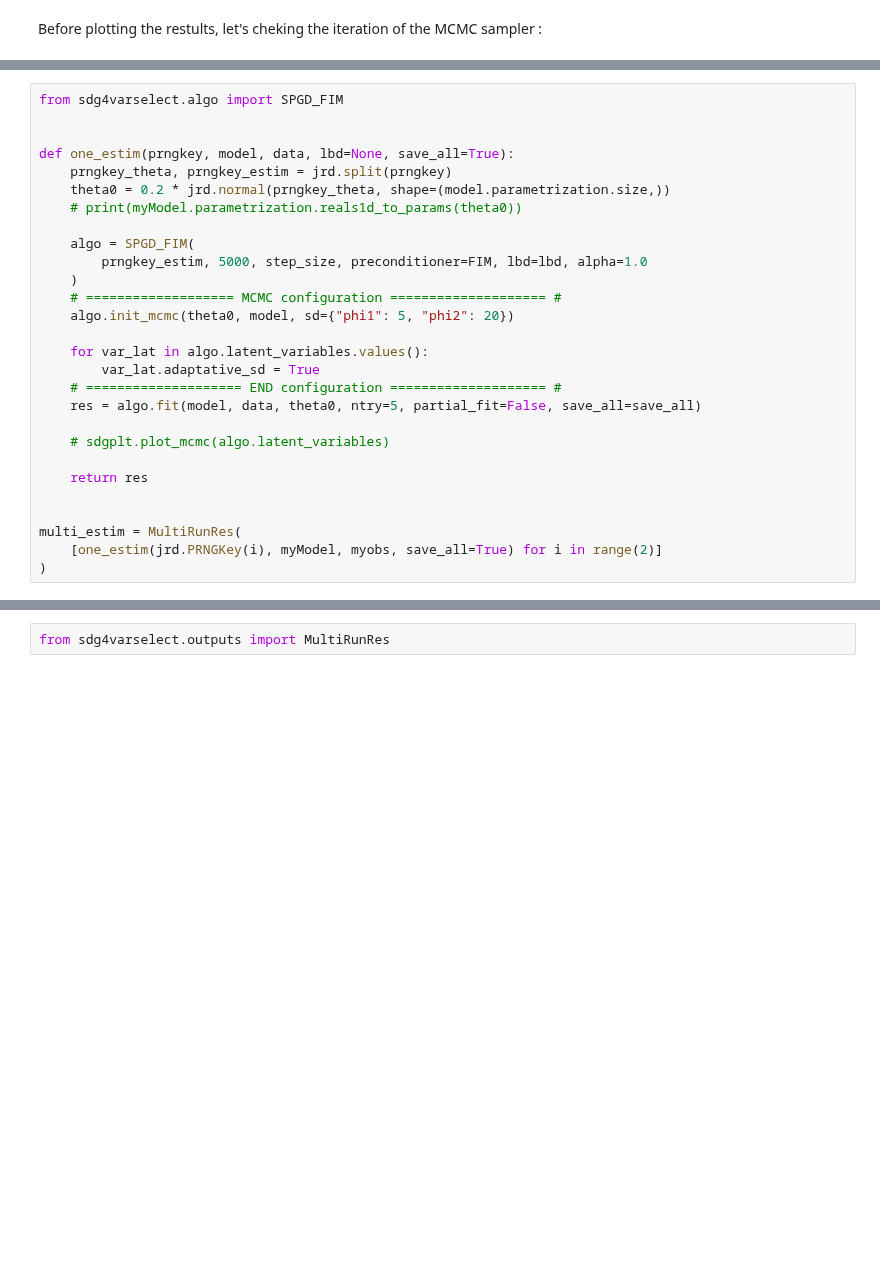
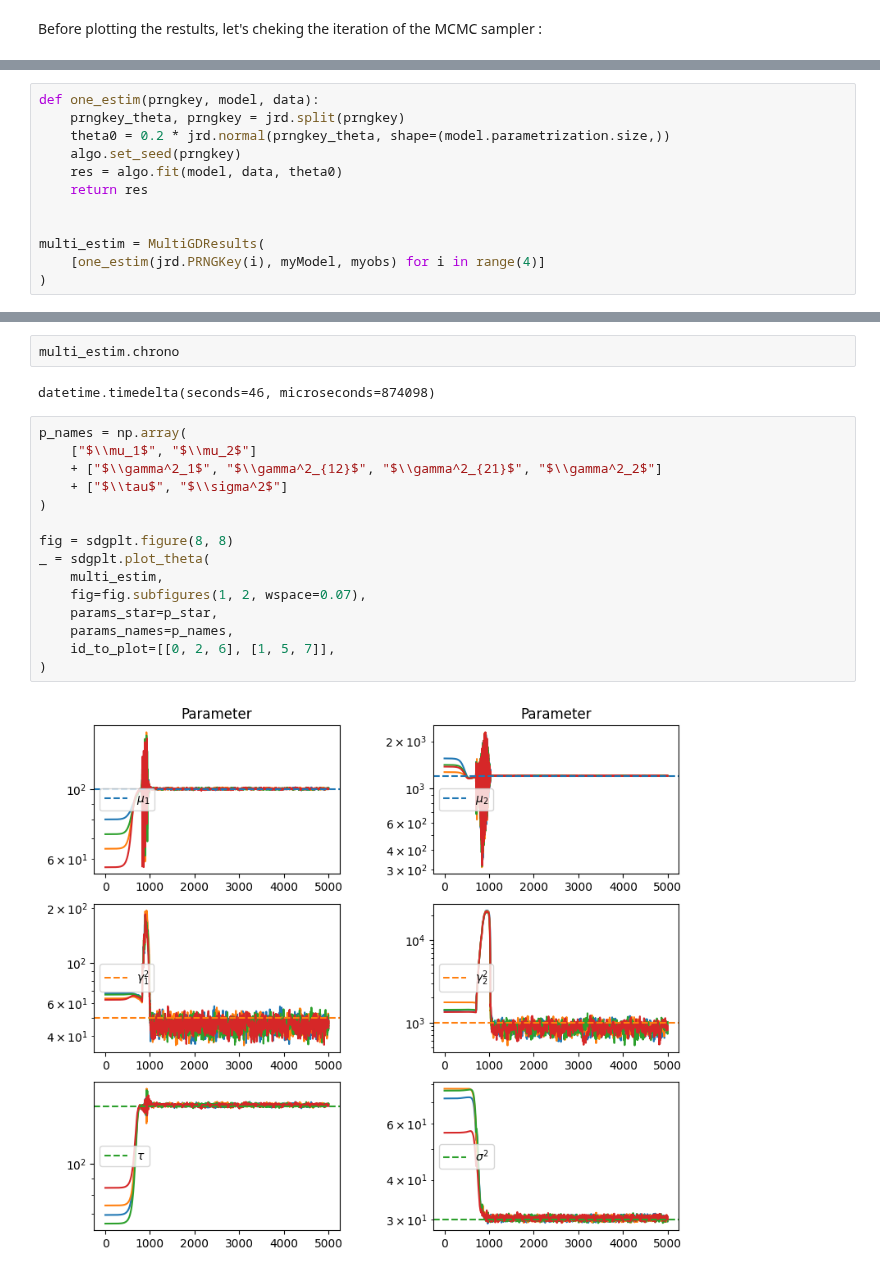
Before and after one commit to caillebotteAntoine/sdg4varselect, a Jupyter notebook: examples/tutorial.ipynb, the cells around one changed output, grey strips where cells are left out. Saved outputs shown, nothing was run; the diff lists cells and outputs as text; blank space fills up the shorter version.

```diff
--- a/examples/tutorial.ipynb
+++ b/examples/tutorial.ipynb
@@ -154,28 +159,12 @@ sdgplt.plot_mcmc(algo.latent_variables)
 # %%
-from sdg4varselect.algo import SPGD_FIM
-
-
-def one_estim(prngkey, model, data, lbd=None, save_all=True):
-    prngkey_theta, prngkey_estim = jrd.split(prngkey)
+def one_estim(prngkey, model, data):
+    prngkey_theta, prngkey = jrd.split(prngkey)
     theta0 = 0.2 * jrd.normal(prngkey_theta, shape=(model.parametrization.size,))
-    # print(myModel.parametrization.reals1d_to_params(theta0))
-
-    algo = SPGD_FIM(
-        prngkey_estim, 5000, step_size, preconditioner=FIM, lbd=lbd, alpha=1.0
-    )
-    # =================== MCMC configuration ==================== #
-    algo.init_mcmc(theta0, model, sd={"phi1": 5, "phi2": 20})
-
-    for var_lat in algo.latent_variables.values():
-        var_lat.adaptative_sd = True
-    # ==================== END configuration ==================== #
-    res = algo.fit(model, data, theta0, ntry=5, partial_fit=False, save_all=save_all)
-
-    # sdgplt.plot_mcmc(algo.latent_variables)
-
+    algo.set_seed(prngkey)
+    res = algo.fit(model, data, theta0)
     return res
 
 
-multi_estim = MultiRunRes(
-    [one_estim(jrd.PRNGKey(i), myModel, myobs, save_all=True) for i in range(2)]
+multi_estim = MultiGDResults(
+    [one_estim(jrd.PRNGKey(i), myModel, myobs) for i in range(4)]
 )
@@ -230,2 +171,21 @@ for ax in subfigs2[1].axes:
-# %%
-from sdg4varselect.outputs import MultiRunRes
+# %%
+multi_estim.chrono
+# %% [output]
+datetime.timedelta(seconds=46, microseconds=874098)
+# %%
+p_names = np.array(
+    ["$\\mu_1$", "$\\mu_2$"]
+    + ["$\\gamma^2_1$", "$\\gamma^2_{12}$", "$\\gamma^2_{21}$", "$\\gamma^2_2$"]
+    + ["$\\tau$", "$\\sigma^2$"]
+)
+
+fig = sdgplt.figure(8, 8)
+_ = sdgplt.plot_theta(
+    multi_estim,
+    fig=fig.subfigures(1, 2, wspace=0.07),
+    params_star=p_star,
+    params_names=p_names,
+    id_to_plot=[[0, 2, 6], [1, 5, 7]],
+)
+# %% [output]
+[figure, added]
```
Also changed, not shown: parts of 4 cells of this notebook, 4 other files.
